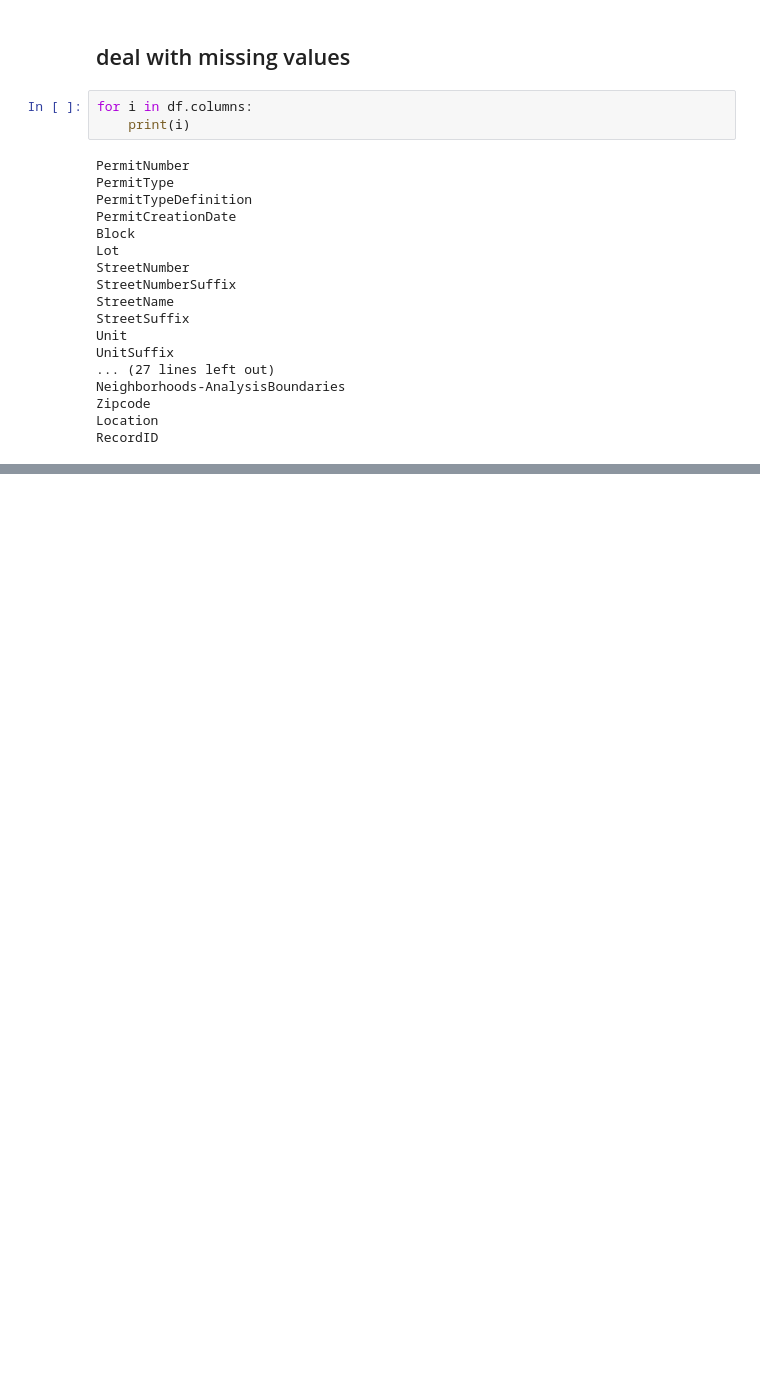
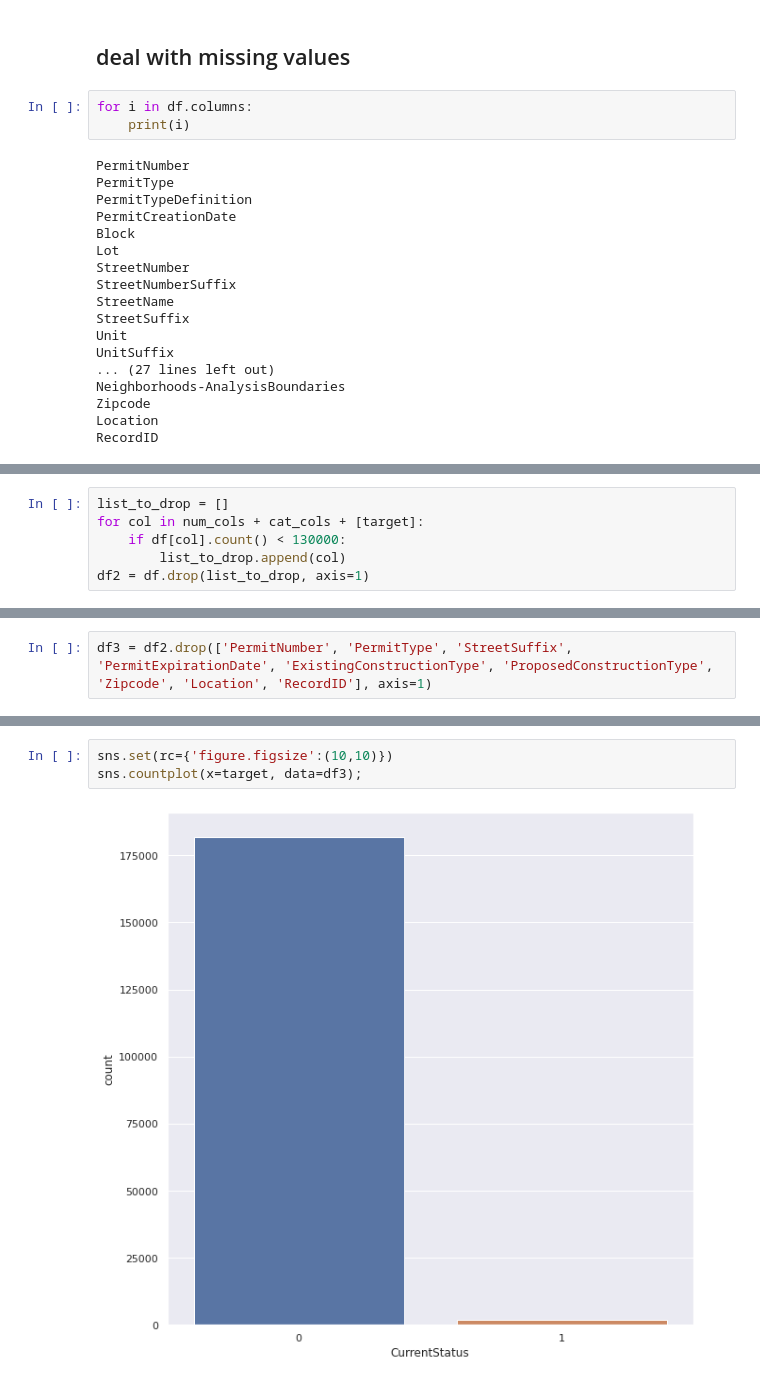
Before and after one commit to Suraba03/ml_san_francisco_permits, a Jupyter notebook: san_fancisco.ipynb, the cells around one changed output, grey strips where cells are left out. Saved outputs shown, nothing was run; the diff lists cells and outputs as text; blank space fills up the shorter version.

```diff
--- a/san_fancisco.ipynb
+++ b/san_fancisco.ipynb
@@ -120,0 +154,6 @@ array([4, 3, 8, 6, 7, 1, 5, 2])
+# %%
+list_to_drop = []
+for col in num_cols + cat_cols + [target]:
+    if df[col].count() < 130000:
+        list_to_drop.append(col)
+df2 = df.drop(list_to_drop, axis=1)
@@ -120,0 +244,2 @@ array([4, 3, 8, 6, 7, 1, 5, 2])
+# %%
+df3 = df2.drop(['PermitNumber', 'PermitType', 'StreetSuffix', 'PermitExpirationDate', 'ExistingConstructionType', 'ProposedConstructionType', 'Zipcode', 'Location', 'RecordID'], axis=1)
@@ -120,0 +274,5 @@ array([4, 3, 8, 6, 7, 1, 5, 2])
+# %%
+sns.set(rc={'figure.figsize':(10,10)})
+sns.countplot(x=target, data=df3);
+# %% [output]
+[figure, added]
```
Also changed, not shown: parts of 39 cells of this notebook.
